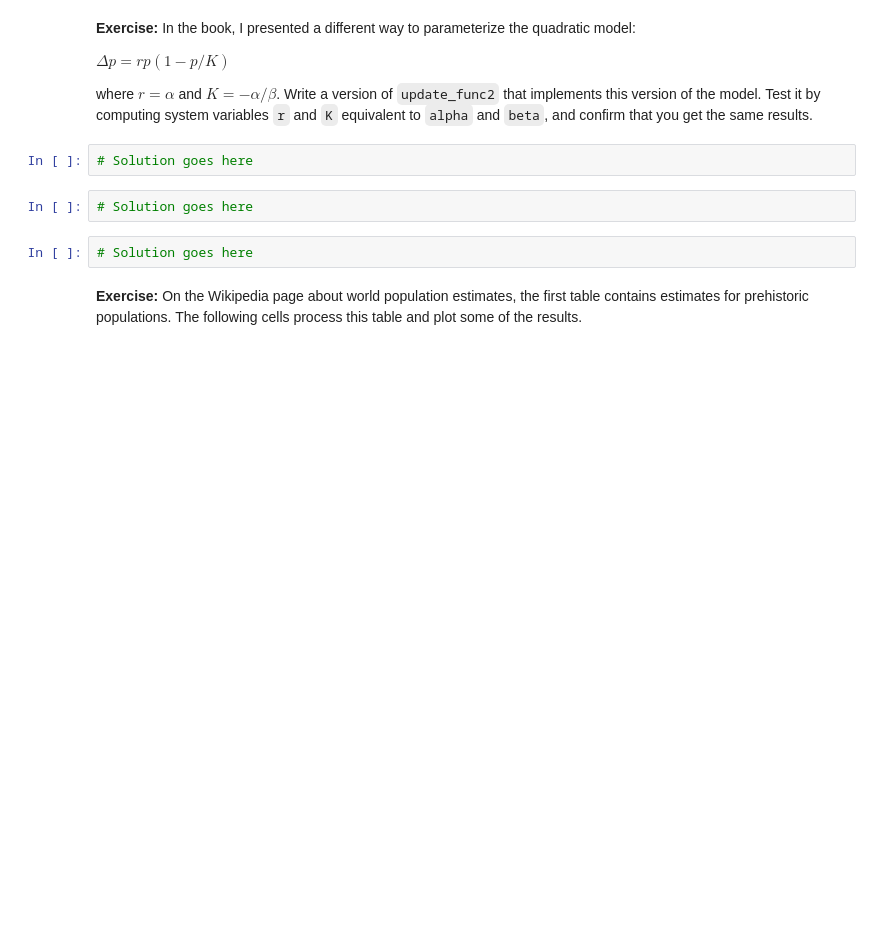
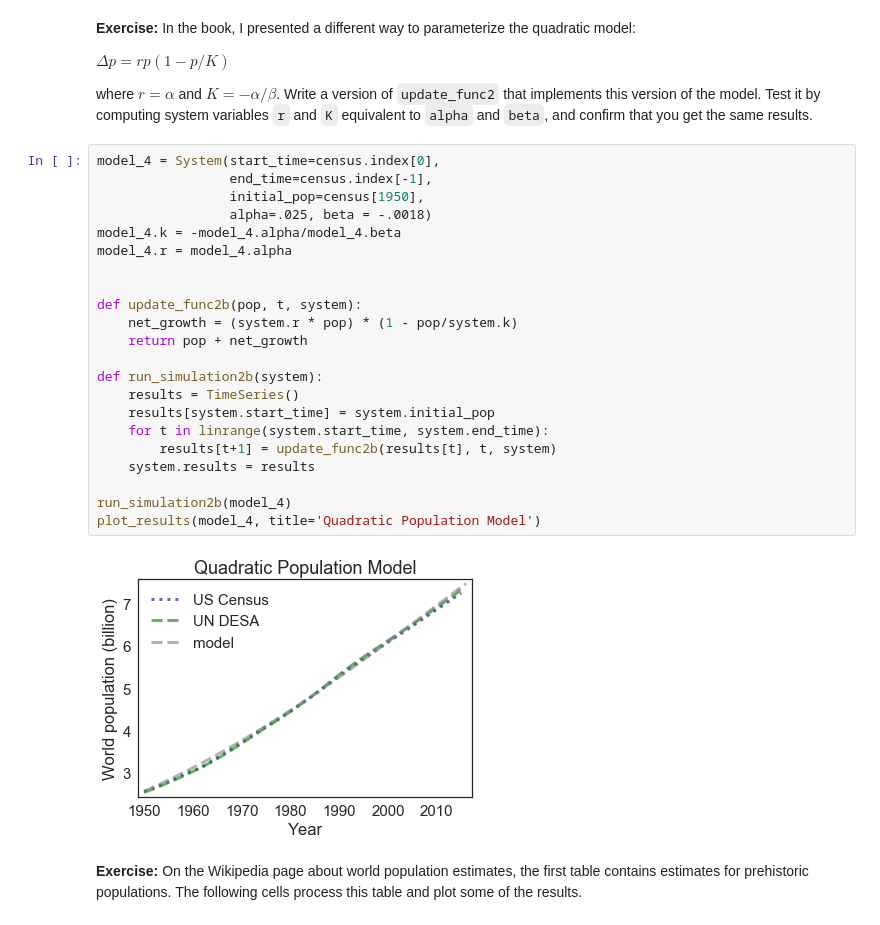
Before and after one commit to wFairmanOlin/ModSimPy, a Jupyter notebook: code/chap03Mine.ipynb, the cells around one changed output. Cells and saved outputs as stored; diff of their text form; blank space fills up the shorter version.

```diff
--- a/code/chap03Mine.ipynb
+++ b/code/chap03Mine.ipynb
@@ -681,12 +718,30 @@ This is the equilibrium the population tends toward.
 $ \Delta p = r p (1 - p / K) $
 
 where $r=\alpha$ and $K=-\alpha/\beta$.  Write a version of `update_func2` that implements this version of the model.  Test it by computing system variables `r` and `K` equivalent to `alpha` and `beta`, and confirm that you get the same results.
-# %%
-# Solution goes here
-# %%
-# Solution goes here
-# %%
-# Solution goes here
+# %%
+model_4 = System(start_time=census.index[0],
+                 end_time=census.index[-1],
+                 initial_pop=census[1950],
+                 alpha=.025, beta = -.0018)
+model_4.k = -model_4.alpha/model_4.beta
+model_4.r = model_4.alpha
+
+
+def update_func2b(pop, t, system):
+    net_growth = (system.r * pop) * (1 - pop/system.k)
+    return pop + net_growth
+
+def run_simulation2b(system):
+    results = TimeSeries()
+    results[system.start_time] = system.initial_pop
+    for t in linrange(system.start_time, system.end_time):
+        results[t+1] = update_func2b(results[t], t, system)
+    system.results = results
+
+run_simulation2b(model_4)
+plot_results(model_4, title='Quadratic Population Model')
+# %% [output]
+[figure, added]
 # %% [markdown]
 **Exercise:** On the Wikipedia page about world population estimates, the first table contains estimates for prehistoric populations.  The following cells process this table and plot some of the results.
 # %% [markdown]
```
Also changed, not shown: parts of 18 cells of this notebook, 5 other files.
